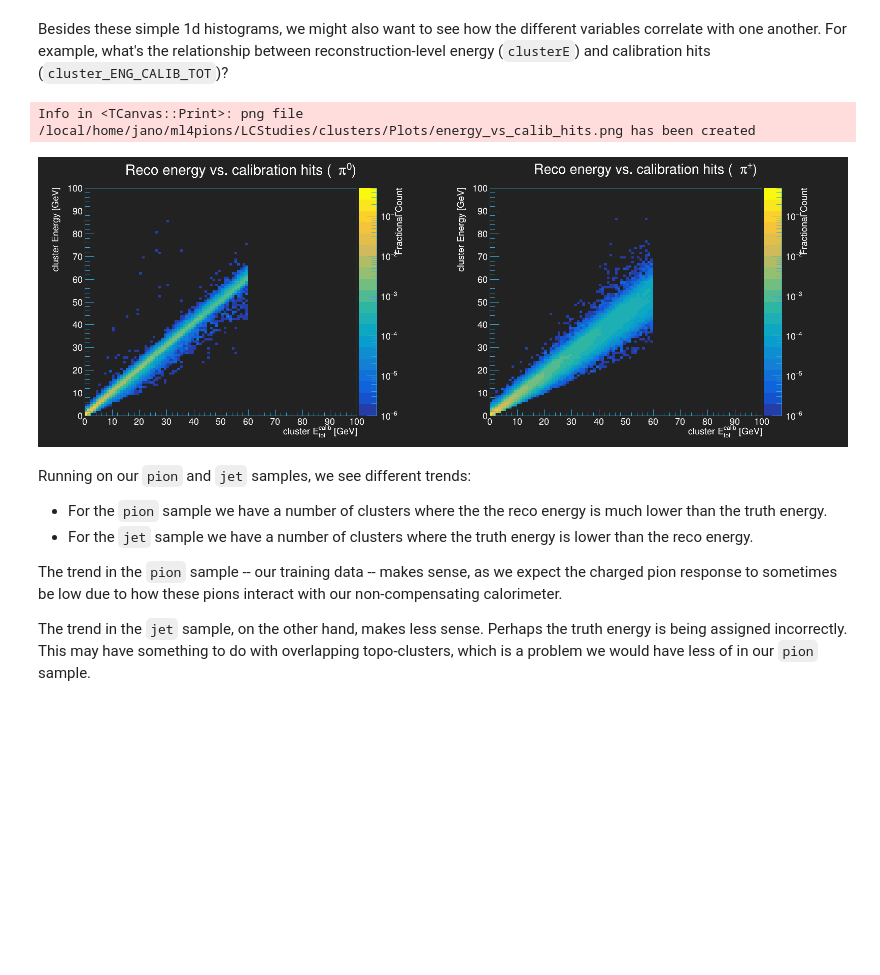
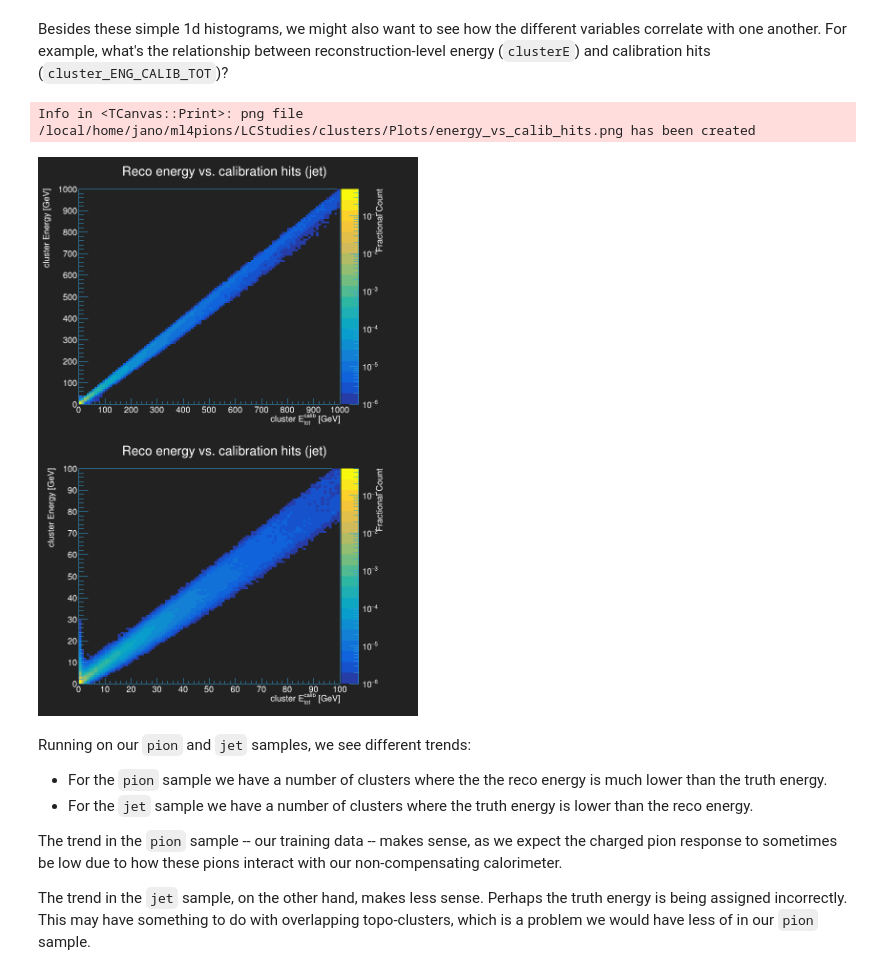
Before and after one commit to atlas-calo-ml/caloml-atlas, a Jupyter notebook: clusters/ClusterStudies_Jan.ipynb, the cells around one changed output. Cells and saved outputs as stored; diff of their text form; code cells hidden in the pictures; blank space fills up the shorter version.

```diff
--- a/clusters/ClusterStudies_Jan.ipynb
+++ b/clusters/ClusterStudies_Jan.ipynb
@@ -9,8 +9,8 @@ This notebook is designed to use ntuples produced by the image-based version of
 %load_ext autoreload
 %autoreload 2
 # %%
-source = 'pion'
-h5_name_suffix = 'tdata_60GeV_central'
+source = 'jet'
+h5_name_suffix = 'jdata'
 # %%
 #import libraries and some constants
 import os, sys, pathlib
@@ -122,17 +122,10 @@ if(source=='pion'):
         rootfiles,
         branches=branches,
         layers=layers,
-        balance_data=True,
-        n_max = 600000,
         verbose=True,
         load=True,
         save=True,
-        filename=h5_name,
-        match_distribution='cluster_ENG_CALIB_TOT',
-        match_binning = (20000,0.,2000.),
-        cut_distributions=['cluster_ENG_CALIB_TOT','clusterEta','clusterE/cluster_ENG_CALIB_TOT'],
-        cut_values = [(.2,60.), (-0.7,0.7), 0.5],
-        cut_types=['window','window','lower']
+        filename=h5_name
     )
 
 else:
@@ -208,8 +200,8 @@ n_pad = nx * ny
 canvas = rt.TCanvas('cluster_hists','c1',plot_size * nx,plot_size * ny)
 canvas.Divide(nx,ny)
 
-colors = {'pp':rt.kRed,'p0':rt.kBlue}
-styles = {'pp':3440, 'p0':3404}
+colors = {'pp':rt.kRed,'p0':rt.kBlue, 'jet':rt.kRed}
+styles = {'pp':3440, 'p0':3404, 'jet': 3440}
 
 n_bins=20
 for i, (qty, label, rng) in enumerate(zip(qtys, qty_labels, qty_ranges)):
@@ -244,5 +236,6 @@ for i, (qty, label, rng) in enumerate(zip(qtys, qty_labels, qty_ranges)):
     if(qty in log_y): rt.gPad.SetLogy()
 canvas.Draw()
 
-canvas.SaveAs(plotpath+'hist_pi0_plus_minus.png')
+filename = 'kinematics.png'
+canvas.SaveAs(plotpath+filename)
 # %% [output]
@@ -253,44 +247,74 @@ Besides these simple 1d histograms, we might also want to see how the different
 # %%
 nbins = 100
 e_min = 0.
 
 if(source == 'pion'):
-    canvas = rt.TCanvas(qu.RN(),'c',1600,600)
-    e_max = 1.5e3
+    canvas = rt.TCanvas(qu.RN(),'c',1600,1200)
+    #e_max = 1.5e3
     e_max = 100.
-    canvas.Divide(2,1)
+    e_max_zoomed = 10.
+    canvas.Divide(2,2)
 
 
 elif(source == 'jet'):
-    canvas = rt.TCanvas(qu.RN(),'c',800,600)
-    e_max = 50.
-    canvas.Divide(1,1)
+    canvas = rt.TCanvas(qu.RN(),'c',800,1200)
+    e_max = 1000.
+    e_max_zoomed = 100.
+    canvas.Divide(1,2)
 
+binning = (nbins,e_min,e_max)
+binning_zoomed = (nbins,e_min,100.) #
 
-# 2D histograms
 h2d = {
-    key: rt.TH2F(qu.RN(), 'Reco energy vs. calibration hits ({})'.format(pi_latex[key]) + ';cluster E_{tot}^{calib} [GeV];cluster Energy [GeV];Fractional Count', nbins, e_min, e_max, nbins, e_min, e_max)
+    key: rt.TH2F(qu.RN(),
+                 'Reco energy vs. calibration hits ({})'.format(pi_latex[key]) + ';cluster E_{tot}^{calib} [GeV];cluster Energy [GeV];Fractional Count',
+                 *binning, *binning
+                )
+    for key in pdata.keys()
+}
+
+h2dz = {
+    key: rt.TH2F(qu.RN(),
+                 'Reco energy vs. calibration hits ({})'.format(pi_latex[key]) + ';cluster E_{tot}^{calib} [GeV];cluster Energy [GeV];Fractional Count',
+                 *binning_zoomed, *binning_zoomed
+                )
     for key in pdata.keys()
 }
 
 for key,frame in pdata.items():
     for entry in frame[['cluster_ENG_CALIB_TOT','clusterE']].to_numpy():
         h2d[key].Fill(*entry)
+        h2dz[key].Fill(*entry)
 
 for i,key in enumerate(pdata.keys()):
-    # rescale our histograms
-    h2d[key].Scale(1./h2d[key].Integral())
-    canvas.cd(i+1)
+
+    canvas.cd(2 * i + 1)
+    integral = h2d[key].Integral()
+    if(integral == 0.): integral = 1.
+    h2d[key].Scale(1./integral)
     h2d[key].Draw('COLZ')
+
     rt.gPad.SetRightMargin(0.2)
     rt.gPad.SetLogz()
     h2d[key].SetMinimum(1.0e-6)
     h2d[key].SetMaximum(5.0e-1)
+
+    canvas.cd(2 * i + 2)
+    integral = h2dz[key].Integral()
+    if(integral == 0.): integral = 1.
+    h2dz[key].Scale(1./integral)
+    h2dz[key].Draw('COLZ')
+
+    rt.gPad.SetRightMargin(0.2)
+    rt.gPad.SetLogz()
+    h2dz[key].SetMinimum(1.0e-6)
+    h2dz[key].SetMaximum(5.0e-1)
+
 canvas.Draw()
 canvas.SaveAs(plotpath + 'energy_vs_calib_hits.png')
 # %% [output]
 Info in <TCanvas::Print>: png file /local/home/jano/ml4pions/LCStudies/clusters/Plots/energy_vs_calib_hits.png has been created
-[figure, old version]
+[figure, new version]
 # %% [markdown]
 Running on our `pion` and `jet` samples, we see different trends:
 - For the `pion` sample we have a number of clusters where the the reco energy is much lower than the truth energy.
```
Also changed, not shown: parts of 3 cells of this notebook, 4 other files.
